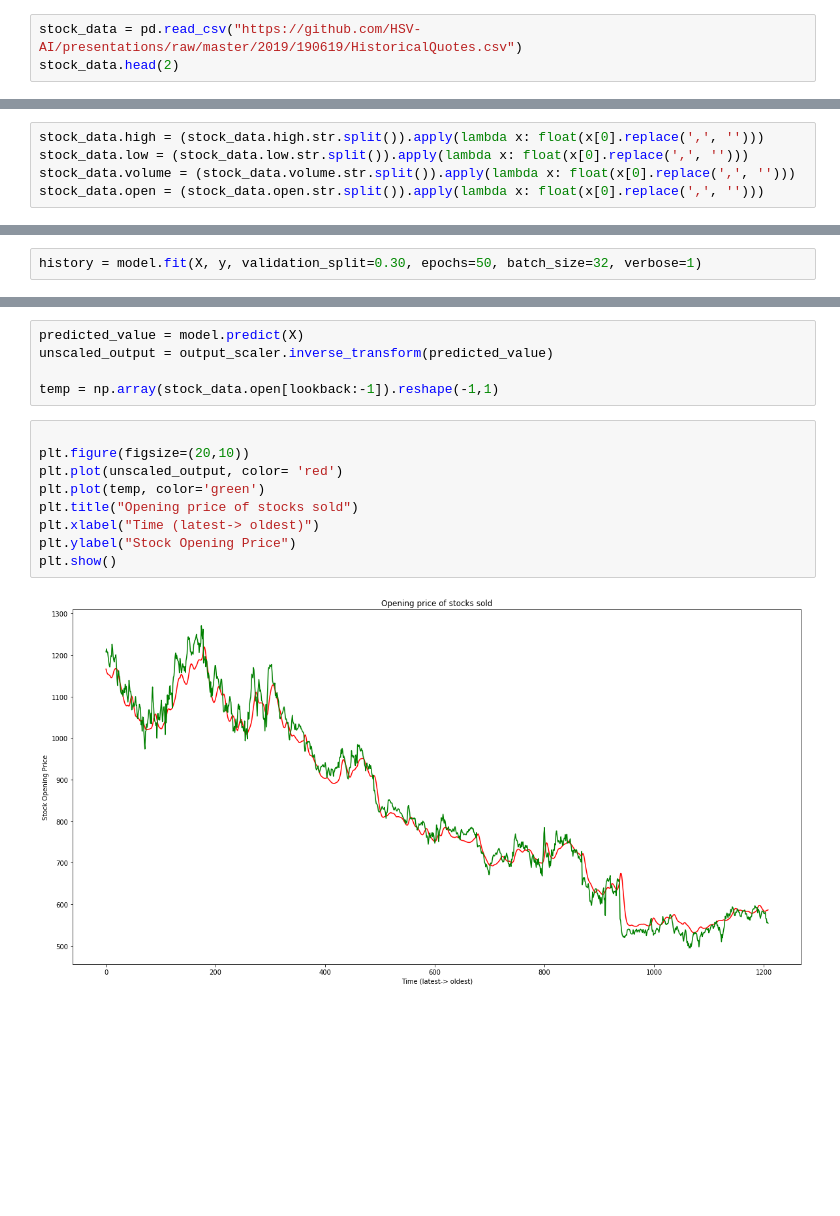
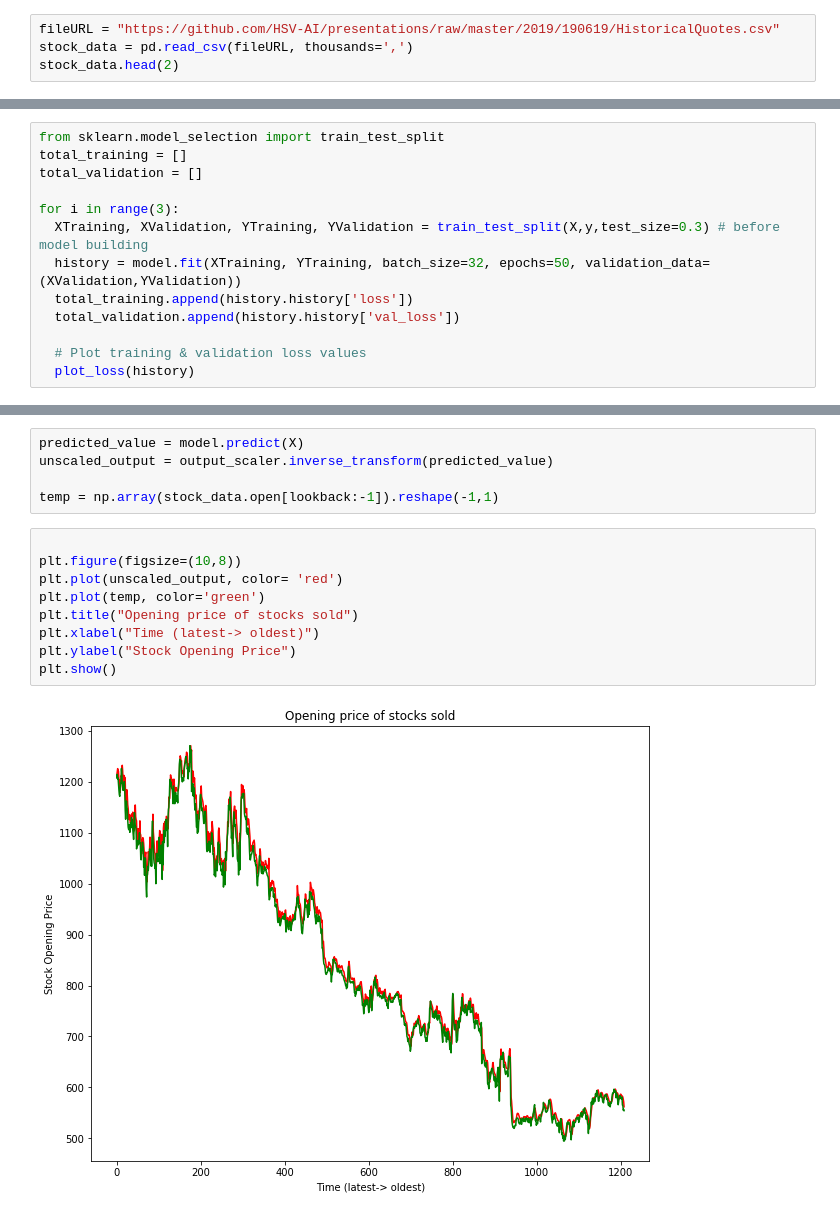
Before and after one commit to HSV-AI/presentations, a Jupyter notebook: 2019/190619/190619_RNN_TimeSeries.ipynb, the cells around one changed output, grey strips where cells are left out. Cells and saved outputs as stored; diff of their text form; blank space fills up the shorter version.

```diff
--- a/2019/190619/190619_RNN_TimeSeries.ipynb
+++ b/2019/190619/190619_RNN_TimeSeries.ipynb
@@ -48,5 +54,6 @@ For convenience, this is saved in the presentations repository and can be access
 # %%
-stock_data = pd.read_csv("https://github.com/HSV-AI/presentations/raw/master/2019/190619/HistoricalQuotes.csv")
+fileURL = "https://github.com/HSV-AI/presentations/raw/master/2019/190619/HistoricalQuotes.csv"
+stock_data = pd.read_csv(fileURL, thousands=',')
 stock_data.head(2)
 # %% [output]
 |  | date | close | volume | open | high | low |
@@ -68,9 +75,4 @@ dtypes: object(6)
 memory usage: 59.1+ KB
-# %%
-stock_data.high = (stock_data.high.str.split()).apply(lambda x: float(x[0].replace(',', '')))
-stock_data.low = (stock_data.low.str.split()).apply(lambda x: float(x[0].replace(',', '')))
-stock_data.volume = (stock_data.volume.str.split()).apply(lambda x: float(x[0].replace(',', '')))
-stock_data.open = (stock_data.open.str.split()).apply(lambda x: float(x[0].replace(',', '')))
 # %%
 
 stock_data["average"] = (stock_data["high"] + stock_data["low"])/2
@@ -178,4 +171,2 @@ SVG(model_to_dot(model).create(prog='dot', format='svg'))
 # %% [output]
 [drawing not drawn]
-# %%
-history = model.fit(X, y, validation_split=0.30, epochs=50, batch_size=32, verbose=1)
@@ -217,0 +206,13 @@ plt.show()
+# %%
+from sklearn.model_selection import train_test_split
+total_training = []
+total_validation = []
+
+for i in range(3):
+  XTraining, XValidation, YTraining, YValidation = train_test_split(X,y,test_size=0.3) # before model building
+  history = model.fit(XTraining, YTraining, batch_size=32, epochs=50, validation_data=(XValidation,YValidation))
+  total_training.append(history.history['loss'])
+  total_validation.append(history.history['val_loss'])
+
+  # Plot training & validation loss values
+  plot_loss(history)
@@ -222,12 +301,12 @@ unscaled_output = output_scaler.inverse_transform(predicted_value)
 temp = np.array(stock_data.open[lookback:-1]).reshape(-1,1)
 # %%
 
-plt.figure(figsize=(20,10))
+plt.figure(figsize=(10,8))
 plt.plot(unscaled_output, color= 'red')
 plt.plot(temp, color='green')
 plt.title("Opening price of stocks sold")
 plt.xlabel("Time (latest-> oldest)")
 plt.ylabel("Stock Opening Price")
 plt.show()
 # %% [output]
-[figure, old version]
+[figure, new version]
```
Also changed, not shown: parts of 15 cells of this notebook.
